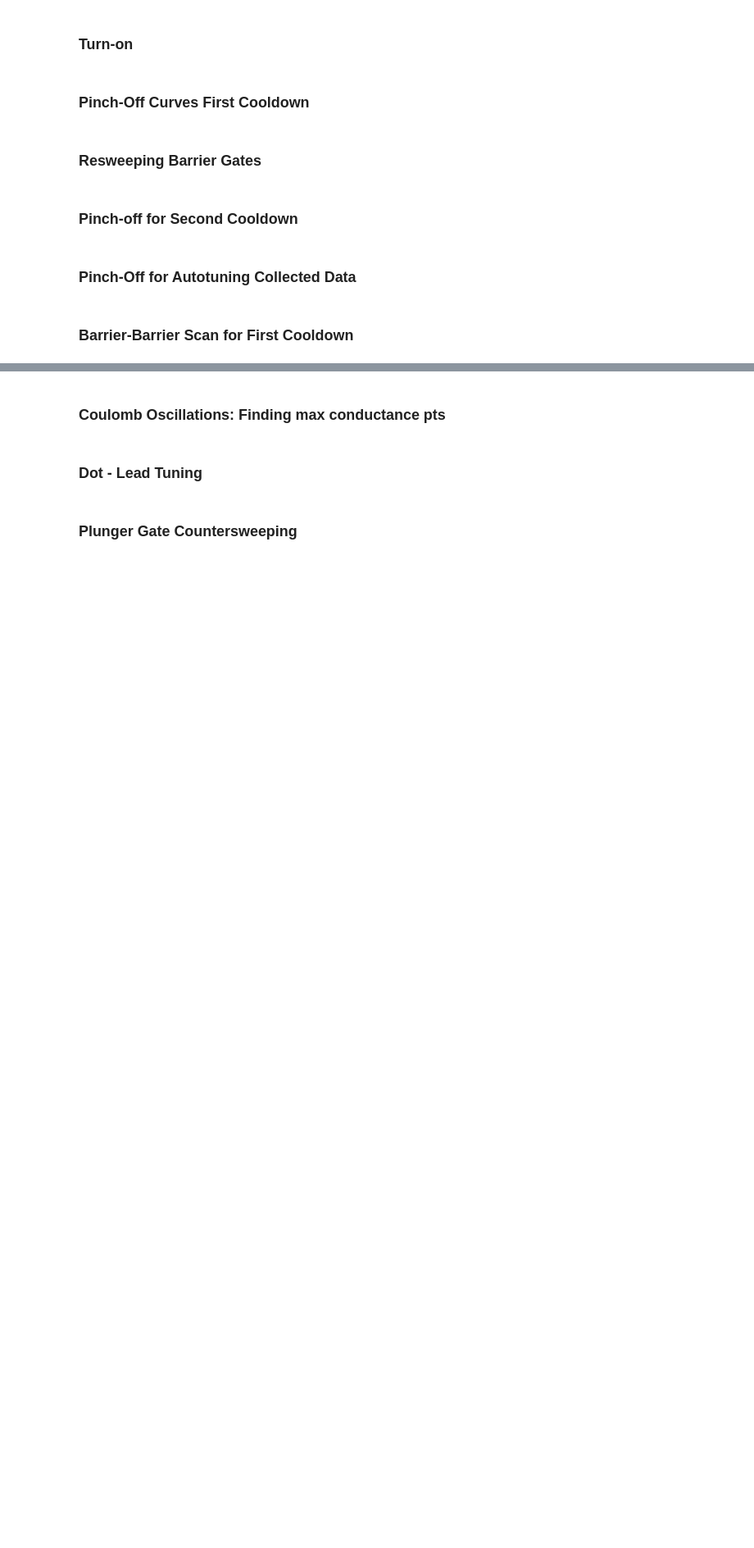
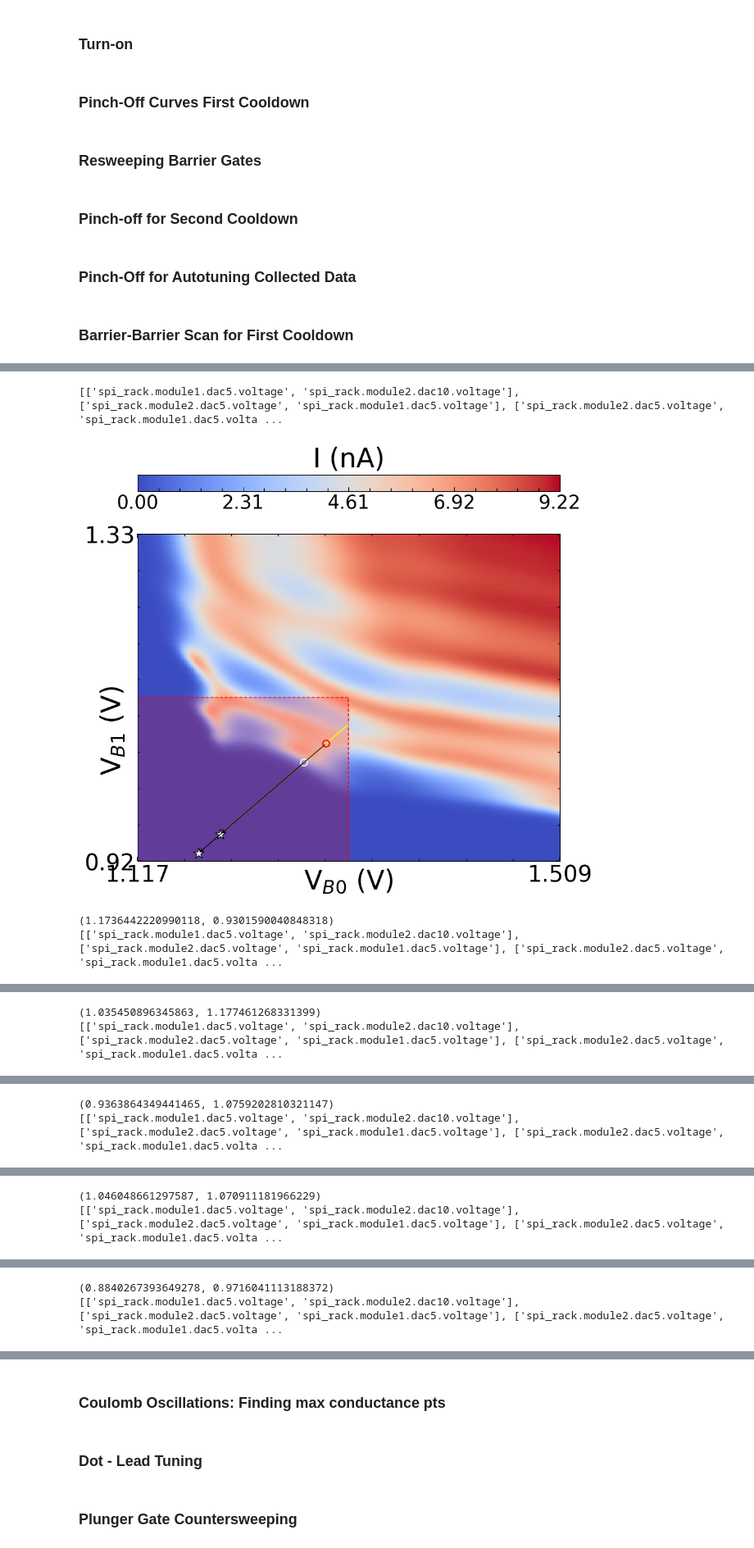
Before and after one commit to mainCSG/QuantumDotControl, a Jupyter notebook: src/data_analysis_test.ipynb, the cells around one changed output, grey strips where cells are left out. Shown at 82% size. Drawn from its saved outputs; the diff is of its cells as text; code cells hidden in the pictures; blank space fills up the shorter version.

```diff
--- a/src/data_analysis_test.ipynb
+++ b/src/data_analysis_test.ipynb
@@ -6,8 +6,8 @@ import pandas as pd
 import numpy as np
 import matplotlib.pyplot as plt
 
-file_path = "N:\\W26-S26 Baugh Lab Coop\\Measurement Data 3D1S FC\\"
-# file_path = "N:\\W26-S26 Baugh Lab Coop\\Measurement Data 3D1S Autotuning\\"
+# file_path = "N:\\W26-S26 Baugh Lab Coop\\Measurement Data 3D1S FC\\"
+file_path = "N:\\W26-S26 Baugh Lab Coop\\Measurement Data 3D1S Autotuning\\"
 # %% [markdown]
 ### Turn-on
 # %%
@@ -115,11 +115,11 @@ for i, file in enumerate(files):
 files = [
         "Middle Dot Plunger_Pinch_Off_2026-06-14_02-11-11.csv",
          "Left Dot Plunger_Pinch_Off_2026-06-14_02-06-49.csv",
-        #  "Left Dot Accumulation Gate_Pinch_Off_2026-06-15_10-17-55.csv",
+         "Left Dot Accumulation Gate_Pinch_Off_2026-06-15_10-17-55.csv",
          "Right Dot Plunger_Pinch_Off_2026-06-14_02-15-32.csv",
-        #  "Right Dot Accumulation Gate_Pinch_Off_2026-06-14_22-27-24.csv"
+         "Right Dot Accumulation Gate_Pinch_Off_2026-06-14_22-27-24.csv"
          ]
-gate_types = ['Plunger', 'Plunger', 'Plunger']
+gate_types = ['Plunger', 'Plunger', 'Accumulation', 'Plunger', 'Accumulation']
 
 for i, file in enumerate(files):
     file_path_po = file_path + file
@@ -137,9 +137,9 @@ for i, file in enumerate(files):
 files = [
          "Left Sensor Accumulation Gate and Flanking Gates_Pinch_Off_2026-06-14_02-02-27.csv",
          "Sensor Plunger_Pinch_Off_2026-06-14_22-50-20.csv",
-        #  "Right Sensor Accumulation Gate_Pinch_Off_2026-06-14_02-00-17.csv"
+         "Right Sensor Accumulation Gate_Pinch_Off_2026-06-14_02-00-17.csv"
          ]
-gate_types = ['Accumulation', 'Plunger']
+gate_types = ['Accumulation', 'Plunger', 'Accumulation']
 
 for i, file in enumerate(files):
     file_path_po = file_path + file
@@ -165,6 +165,5 @@ SETdata = df["agilent_right.volt"].to_numpy()*1e-8*1e9 #nA
 
 print("B20-B21 Sweep:")
 for i in range(1):
-    best_point, working_points, perp_traces, fig = da.extract_working_point(lbdata, rbdata, SETdata, ["B20", "B21"], 'SET', barrier_pinch_offs=(0.85, 0.85), debug=False, plot_results=True)
-    display(fig)
+    best_point, working_points, perp_traces = da.extract_working_point(lbdata, rbdata, SETdata, ["B20", "B21"], 'SET', barrier_pinch_offs=(0.85, 0.85), debug=False, plot_results=True)
     print(best_point)
@@ -170,0 +172,28 @@ for i in range(1):
+# %%
+files = {
+         "Dot 2-3 Barrier Gate_Right Barrier Gate_Scan_2026-06-14_08-45-06.csv": ["spi_rack.module1.dac5.voltage", "spi_rack.module2.dac10.voltage"],
+         "Dot 1-2 Barrier Gate_Dot 2-3 Barrier Gate_Scan_2026-06-14_05-42-36.csv": ["spi_rack.module2.dac5.voltage", "spi_rack.module1.dac5.voltage"],
+         "Dot 1-2 Barrier Gate_Dot 2-3 Barrier Gate_Scan_2026-06-10_06-40-41.csv": ["spi_rack.module2.dac5.voltage", "spi_rack.module1.dac5.voltage"],
+         "Left Barrier Gate_Dot 1-2 Barrier Gate_Scan_2026-06-14_02-40-12.csv": ["spi_rack.module2.dac9.voltage", "spi_rack.module2.dac5.voltage"],
+         "Left Barrier Gate_Dot 1-2 Barrier Gate_Scan_2026-06-10_03-39-56.csv": ["spi_rack.module2.dac9.voltage", "spi_rack.module2.dac5.voltage"],
+         "Dot 2-3 Barrier Gate_Right Barrier Gate_Scan_2026-06-15_17-02-57.csv": ["spi_rack.module1.dac5.voltage", "spi_rack.module2.dac10.voltage"]
+}
+
+bpo = [(1.1173657230878, 0.920039897982374), (1.10292669377035, 1.1173657230878), (0.984523219674789, 1.03446691590468), (1.06201611070427, 1.10292669377035), (0.924152065222287, 0.984523219674789), (1.15827630615388, 0.960978258124794)]
+
+for i, file in enumerate(files):
+    file_path_bbs = file_path + file
+    df = pd.read_csv(file_path_bbs)
+    lbdata = df[list(files.values())[i][0]].to_numpy()
+    rbdata = df[list(files.values())[i][1]].to_numpy()
+    TDdata = df["agilent_left.volt"].to_numpy()*1e-8*1e9 #nA
+    SETdata = df["agilent_right.volt"].to_numpy()*1e-8*1e9 #nA
+
+    # print("B20-B21 Sweep:")
+    best_point, working_points, perp_traces = da.extract_working_point(lbdata, rbdata, TDdata, ["B0", "B1"], 'Triple Dot', barrier_pinch_offs=bpo[i], debug=False)
+    print(best_point)
+# %% [output]
+[['spi_rack.module1.dac5.voltage', 'spi_rack.module2.dac10.voltage'], ['spi_rack.module2.dac5.voltage', 'spi_rack.module1.dac5.voltage'], ['spi_rack.module2.dac5.voltage', 'spi_rack.module1.dac5.volta ...
+[figure, added]
+(1.1736442220990118, 0.9301590040848318)
+[['spi_rack.module1.dac5.voltage', 'spi_rack.module2.dac10.voltage'], ['spi_rack.module2.dac5.voltage', 'spi_rack.module1.dac5.voltage'], ['spi_rack.module2.dac5.voltage', 'spi_rack.module1.dac5.volta ...
@@ -170,0 +201,2 @@ for i in range(1):
+(1.035450896345863, 1.177461268331399)
+[['spi_rack.module1.dac5.voltage', 'spi_rack.module2.dac10.voltage'], ['spi_rack.module2.dac5.voltage', 'spi_rack.module1.dac5.voltage'], ['spi_rack.module2.dac5.voltage', 'spi_rack.module1.dac5.volta ...
@@ -170,0 +204,2 @@ for i in range(1):
+(0.9363864349441465, 1.0759202810321147)
+[['spi_rack.module1.dac5.voltage', 'spi_rack.module2.dac10.voltage'], ['spi_rack.module2.dac5.voltage', 'spi_rack.module1.dac5.voltage'], ['spi_rack.module2.dac5.voltage', 'spi_rack.module1.dac5.volta ...
@@ -170,0 +207,2 @@ for i in range(1):
+(1.046048661297587, 1.070911181966229)
+[['spi_rack.module1.dac5.voltage', 'spi_rack.module2.dac10.voltage'], ['spi_rack.module2.dac5.voltage', 'spi_rack.module1.dac5.voltage'], ['spi_rack.module2.dac5.voltage', 'spi_rack.module1.dac5.volta ...
@@ -170,0 +210,2 @@ for i in range(1):
+(0.8840267393649278, 0.9716041113188372)
+[['spi_rack.module1.dac5.voltage', 'spi_rack.module2.dac10.voltage'], ['spi_rack.module2.dac5.voltage', 'spi_rack.module1.dac5.voltage'], ['spi_rack.module2.dac5.voltage', 'spi_rack.module1.dac5.volta ...
```
Also changed, not shown: parts of 4 cells of this notebook, 9 other files.
